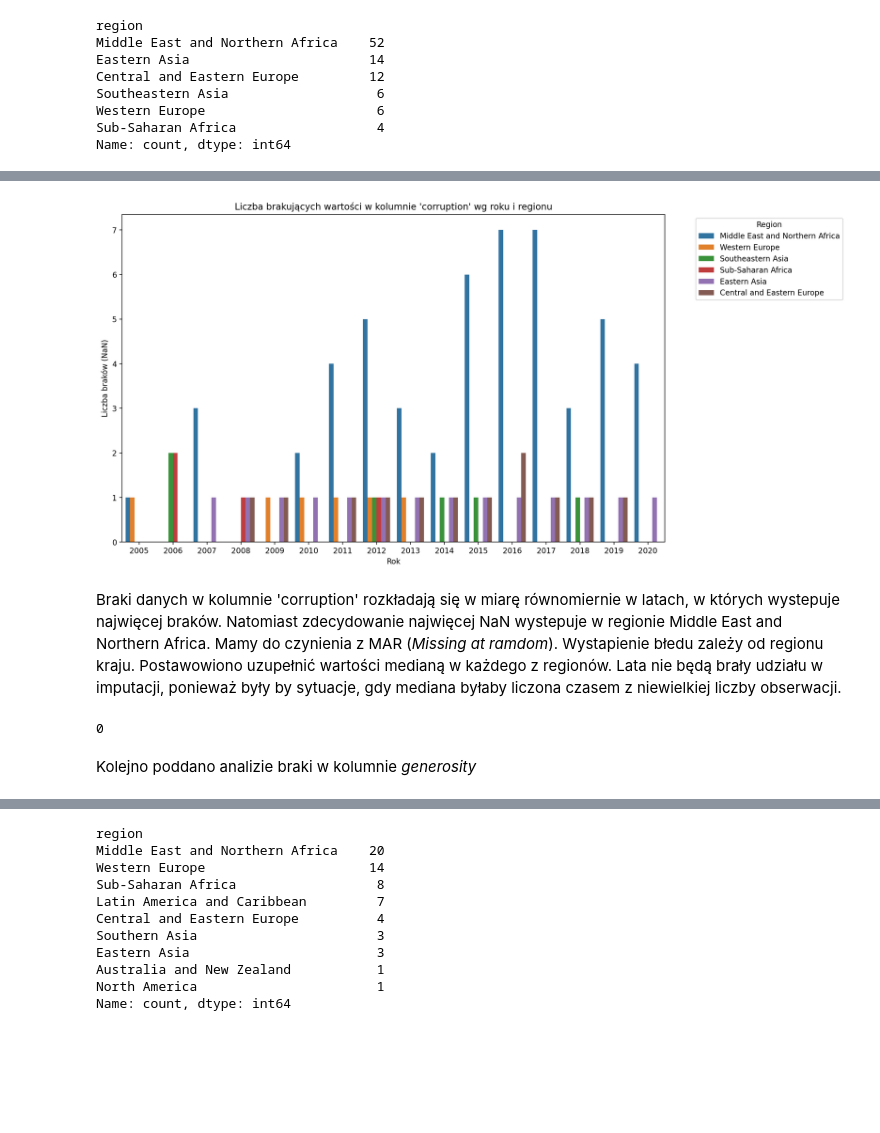
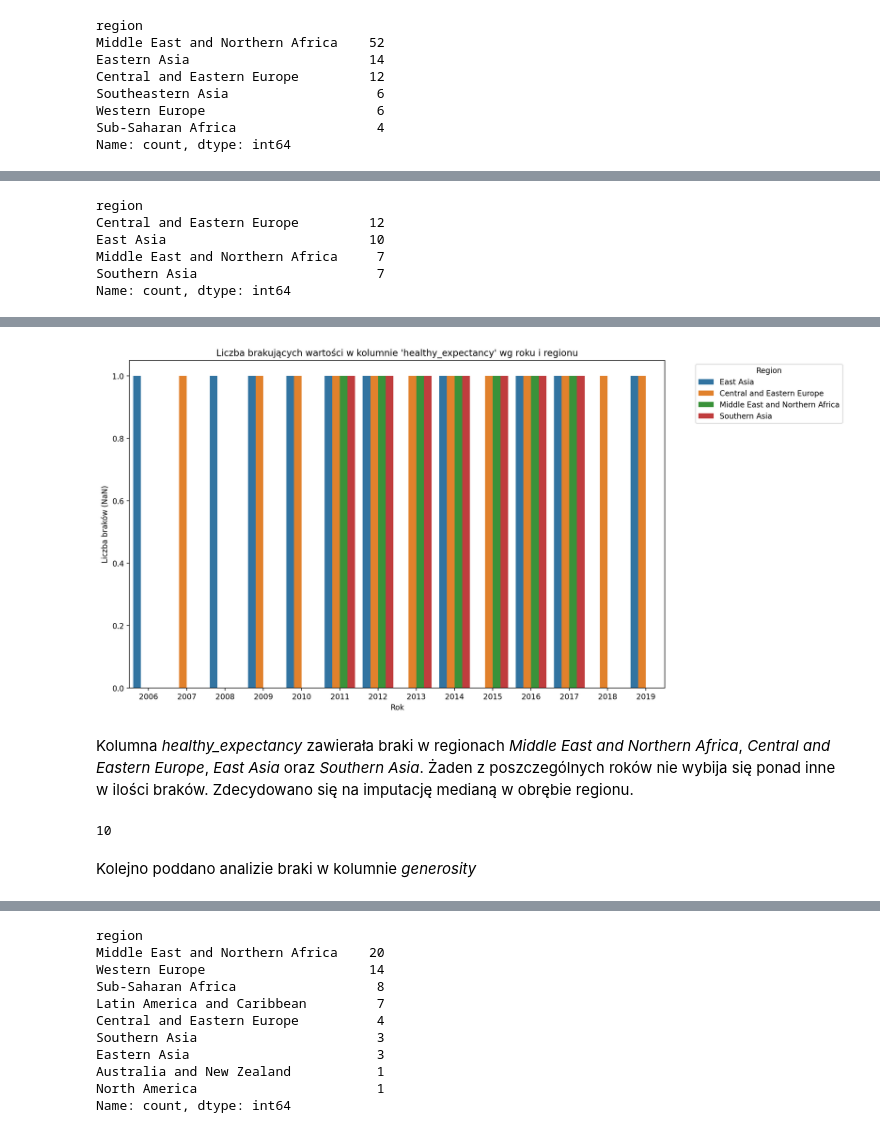
Before and after one commit to lukaszkortals/sad_proj, a Jupyter notebook: notebooks/01_wprowadzenie_i_czyszczenie.ipynb, the cells around one changed output, grey strips where cells are left out. Drawn from its saved outputs; the diff is of its cells as text; code cells hidden in the pictures; blank space fills up the shorter version.

Commit message:
imputacja freedom., gdp_per_capita i healthy_expectancy

```diff
--- a/notebooks/01_wprowadzenie_i_czyszczenie.ipynb
+++ b/notebooks/01_wprowadzenie_i_czyszczenie.ipynb
@@ -160,0 +204,6 @@ Name: count, dtype: int64
+# %%
+# imputacja NaN w kolumnie 'corruption' medianą z regionów
+df['corruption'] = df.groupby(['region'])['corruption'].transform(
+    lambda x: x.fillna(x.median())
+)
+df['corruption'].isnull().sum()
@@ -160,0 +290,6 @@ Name: count, dtype: int64
+# %%
+# imputacja NaN w kolumnie 'freedom' medianą z regionów
+df['freedom'] = df.groupby(['region'])['freedom'].transform(
+    lambda x: x.fillna(x.median())
+)
+df['freedom'].isnull().sum()
@@ -161,3 +321,13 @@ Name: count, dtype: int64
+# %%
+# braki w 'healthy_expectancy' wg. regionów
+df[df['healthy_expectancy'].isnull()]['region'].value_counts().sort_values(ascending=False)
+# %% [output]
+region
+Central and Eastern Europe         12
+East Asia                          10
+Middle East and Northern Africa     7
+Southern Asia                       7
+Name: count, dtype: int64
 # %%
 # sprawdzam ile występuje obserwacji w obrębie regionów i lat
 df.groupby(['region', 'year']).size().value_counts().sort_values()
@@ -180,34 +350,37 @@ df.groupby(['region', 'year']).size().value_counts().sort_values()
 2     28
 Name: count, dtype: int64
 # %%
-# Filtrowanie tylko obserwacji z brakującą wartością w 'corruption'
-missing_corr = df[df['corruption'].isnull()]
+# Filtrowanie tylko obserwacji z brakującą wartością w 'generosity'
+missing_health = df[df['healthy_expectancy'].isnull()]
 
 # Grupowanie i zliczanie braków według roku i regionu
-missing_corr_counts = missing_corr.groupby(['year', 'region']).size().reset_index(name='NaN_count')
+missing_health_counts = missing_health.groupby(['year', 'region']).size().reset_index(name='NaN_count')
 
 # Tworzenie wykresu
 plt.figure(figsize=(14, 7))
-sns.barplot(data=missing_corr_counts, x='year', y='NaN_count', hue='region')
-plt.title("Liczba brakujących wartości w kolumnie 'corruption' wg roku i regionu")
+sns.barplot(data=missing_health_counts, x='year', y='NaN_count', hue='region')
+plt.title("Liczba brakujących wartości w kolumnie 'healthy_expectancy' wg roku i regionu")
 plt.xlabel("Rok")
 plt.ylabel("Liczba braków (NaN)")
 plt.legend(title="Region", bbox_to_anchor=(1.05, 1), loc='upper left')
 plt.tight_layout()
 plt.show()
 # %% [output]
-[figure, old version]
+[figure, new version]
-# %% [markdown]
-Braki danych w kolumnie 'corruption' rozkładają się w miarę równomiernie w latach, w których wystepuje najwięcej braków. Natomiast zdecydowanie najwięcej NaN wystepuje w regionie Middle East and Northern Africa. Mamy do czynienia z MAR (*Missing at ramdom*). Wystapienie błedu zależy od regionu kraju. Postawowiono uzupełnić wartości medianą w każdego z regionów. Lata nie będą brały udziału w imputacji, ponieważ były by sytuacje, gdy mediana byłaby liczona czasem z niewielkiej liczby obserwacji.
+# %% [markdown]
+<!-- TODO do edycji -->
+Kolumna *healthy_expectancy* zawierała braki w regionach *Middle East and Northern Africa*, *Central and Eastern Europe*, *East Asia* oraz *Southern Asia*. Żaden z poszczególnych roków nie wybija się ponad inne w ilości braków. Zdecydowano się na imputację medianą w obrębie regionu.
 # %%
-# imputacja NaN w kolumnie 'corruption' medianą z regionów
-df['corruption'] = df.groupby(['region'])['corruption'].transform(
+# TODO coś nie działa prawidłowo
+# imputacja NaN w kolumnie 'healthy_expectancy' medianą z regionów
+df['healthy_expectancy'] = df.groupby(['region'])['healthy_expectancy'].transform(
     lambda x: x.fillna(x.median())
 )
-df['corruption'].isnull().sum()
+df['healthy_expectancy'].isnull().sum()
 # %% [output]
-0
+10
 # %% [markdown]
+<!-- TODO do edycji -->
 Kolejno poddano analizie braki w kolumnie *generosity*
 # %%
 # braki w 'generosity' wg. lat
```
Also changed, not shown: parts of 28 cells of this notebook, 1 other file.
